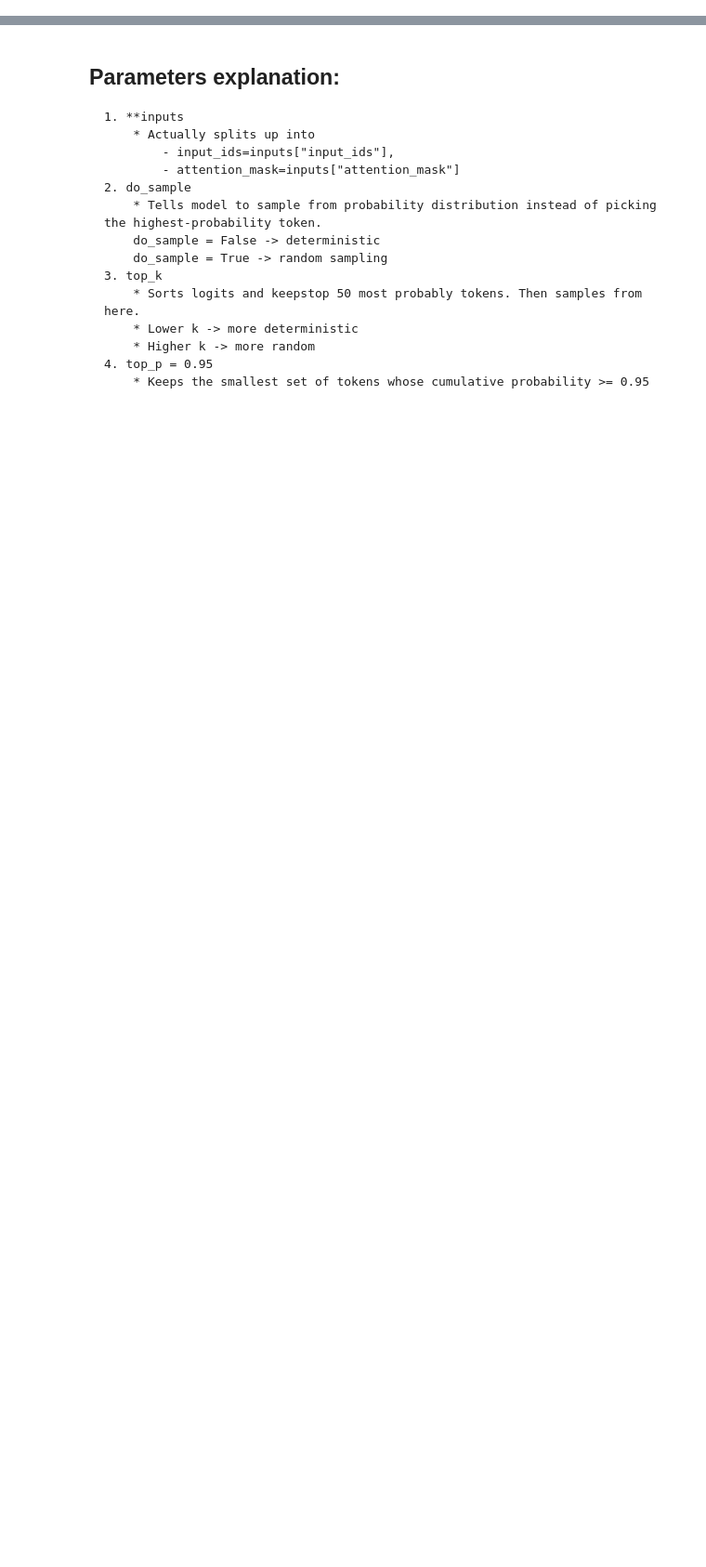
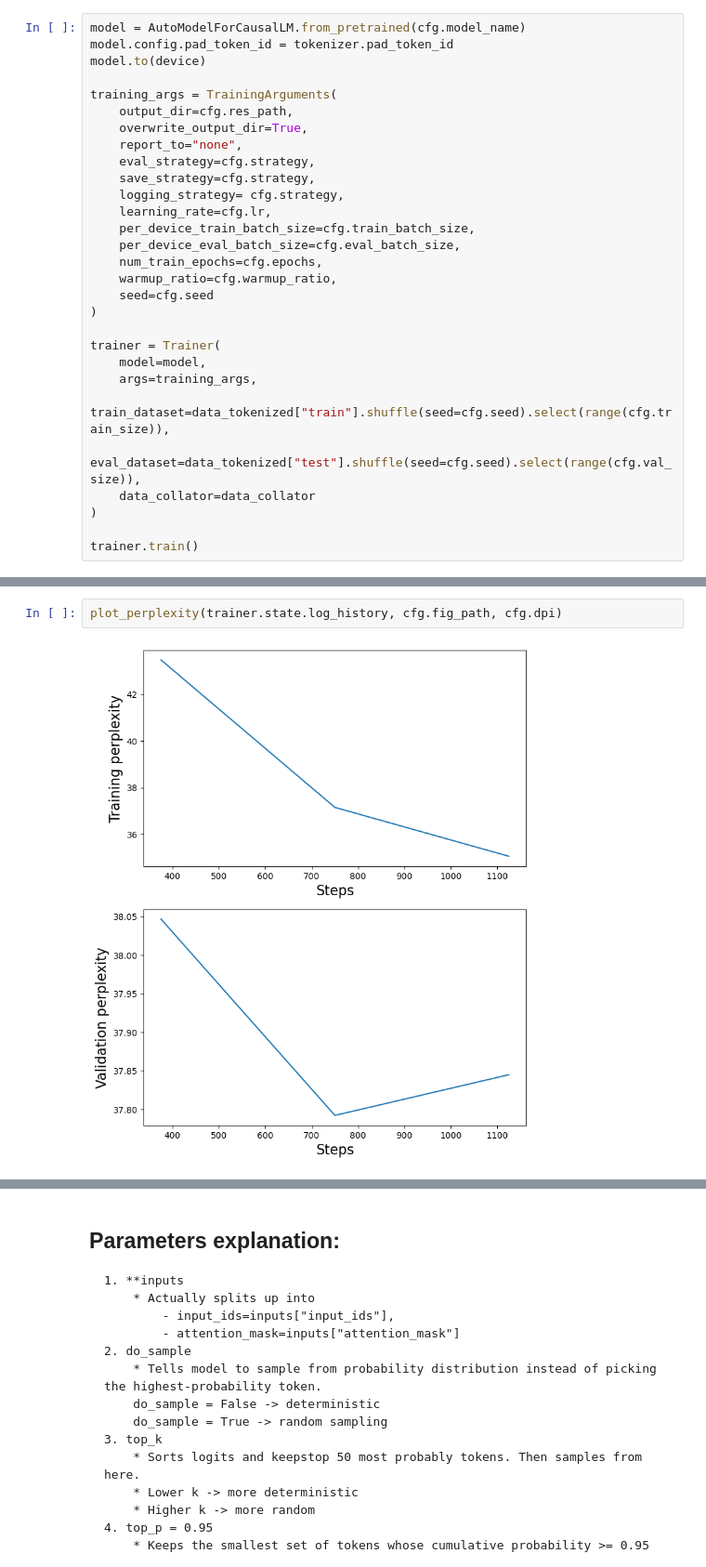
Before and after one commit to AJG91/gpt-2-gen, a Jupyter notebook: notebooks/gpt_2_gen.ipynb, the cells around one changed output, grey strips where cells are left out. Shown at 93% size. Saved outputs shown, nothing was run; the diff lists cells and outputs as text; blank space fills up the shorter version.

```diff
--- a/notebooks/gpt_2_gen.ipynb
+++ b/notebooks/gpt_2_gen.ipynb
@@ -76,0 +71,29 @@ The future of physics is in the hands of the people who are going to make it hap
+# %%
+model = AutoModelForCausalLM.from_pretrained(cfg.model_name)
+model.config.pad_token_id = tokenizer.pad_token_id
+model.to(device)
+
+training_args = TrainingArguments(
+    output_dir=cfg.res_path,
+    overwrite_output_dir=True,
+    report_to="none",
+    eval_strategy=cfg.strategy,
+    save_strategy=cfg.strategy,
+    logging_strategy= cfg.strategy,
+    learning_rate=cfg.lr,
+    per_device_train_batch_size=cfg.train_batch_size,
+    per_device_eval_batch_size=cfg.eval_batch_size,
+    num_train_epochs=cfg.epochs,
+    warmup_ratio=cfg.warmup_ratio,
+    seed=cfg.seed
+)
+
+trainer = Trainer(
+    model=model,
+    args=training_args,
+    train_dataset=data_tokenized["train"].shuffle(seed=cfg.seed).select(range(cfg.train_size)),
+    eval_dataset=data_tokenized["test"].shuffle(seed=cfg.seed).select(range(cfg.val_size)),
+    data_collator=data_collator
+)
+
+trainer.train()
@@ -76,0 +117,4 @@ The future of physics is in the hands of the people who are going to make it hap
+# %%
+plot_perplexity(trainer.state.log_history, cfg.fig_path, cfg.dpi)
+# %% [output]
+[figure, added]
```
Also changed, not shown: parts of 17 cells of this notebook.
